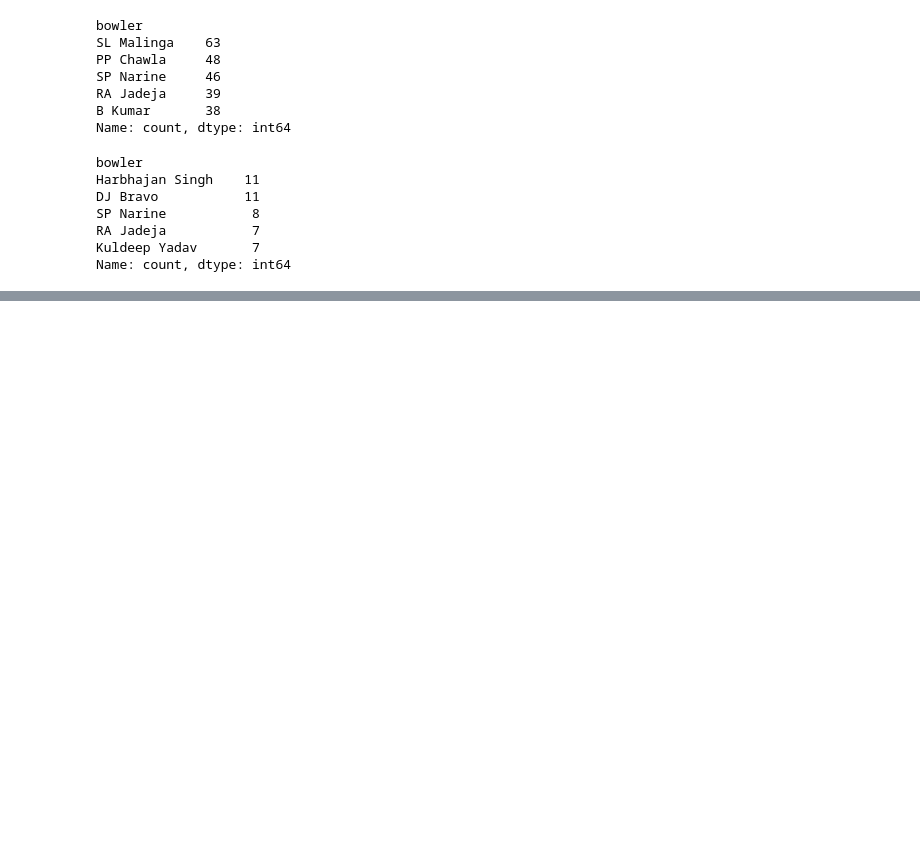
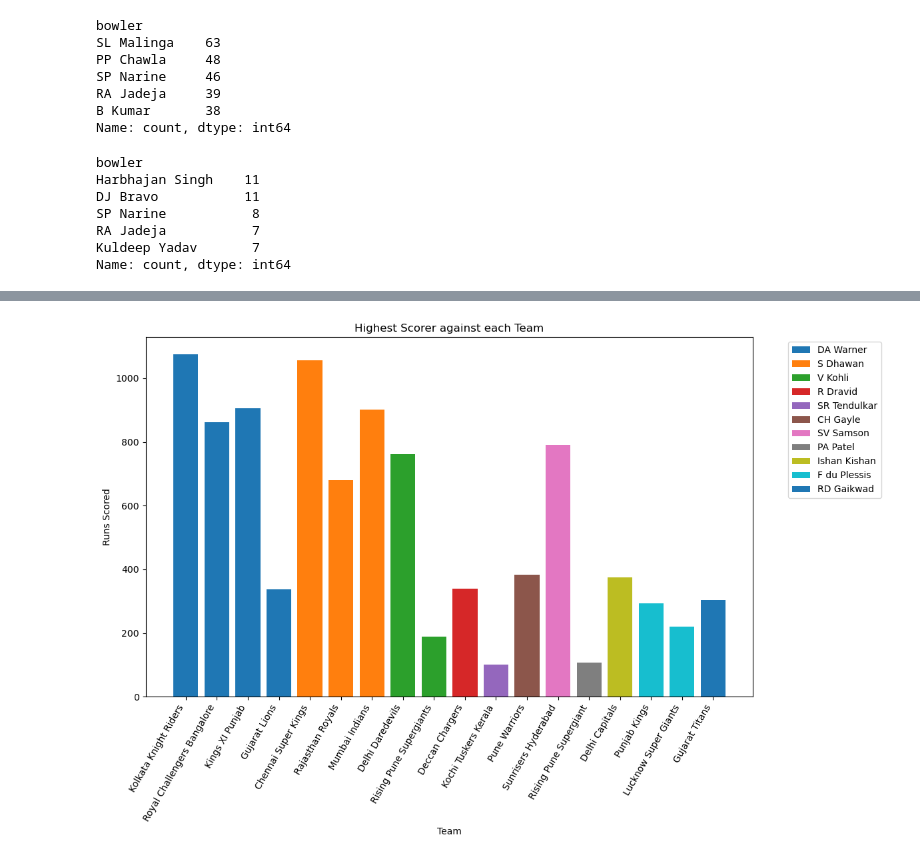
Before and after one commit to code-with-aneesh/IPL_Analysis, a Jupyter notebook: delivery_analysis.ipynb, the cells around one changed output, grey strips where cells are left out. Cells and saved outputs as stored; diff of their text form; code cells hidden in the pictures; blank space fills up the shorter version.

Commit message:
Added Highest Run Scorer against each Team

```diff
--- a/delivery_analysis.ipynb
+++ b/delivery_analysis.ipynb
@@ -173,0 +234,91 @@ Name: count, dtype: int64
+# %%
+import matplotlib.pyplot as plt
+import pandas as pd
+
+# Provided data
+data = {
+    "Team": [
+        "Kolkata Knight Riders",
+        "Royal Challengers Bangalore",
+        "Chennai Super Kings",
+        "Kings XI Punjab",
+        "Rajasthan Royals",
+        "Delhi Daredevils",
+        "Mumbai Indians",
+        "Deccan Chargers",
+        "Kochi Tuskers Kerala",
+        "Pune Warriors",
+        "Sunrisers Hyderabad",
+        "Rising Pune Supergiants",
+        "Gujarat Lions",
+        "Rising Pune Supergiant",
+        "Delhi Capitals",
+        "Punjab Kings",
+        "Lucknow Super Giants",
+        "Gujarat Titans",
+    ],
+    "Batsman": [
+        "DA Warner",
+        "DA Warner",
+        "S Dhawan",
+        "DA Warner",
+        "S Dhawan",
+        "V Kohli",
+        "S Dhawan",
+        "R Dravid",
+        "SR Tendulkar",
+        "CH Gayle",
+        "SV Samson",
+        "V Kohli",
+        "DA Warner",
+        "PA Patel",
+        "Ishan Kishan",
+        "F du Plessis",
+        "F du Plessis",
+        "RD Gaikwad",
+    ],
+    "Runs_Scored": [
+        1075.0,
+        861.0,
+        1057.0,
+        906.0,
+        679.0,
+        761.0,
+        901.0,
+        339.0,
+        100.0,
+        383.0,
+        791.0,
+        188.0,
+        336.0,
+        108.0,
+        374.0,
+        294.0,
+        219.0,
+        304.0,
+    ],
+}
+
+# Create a DataFrame
+df = pd.DataFrame(data)
+
+# Set the figure size
+plt.figure(figsize=(12, 8))
+
+# Plotting the runs scored by each batsman against each team
+for batsman in df["Batsman"].unique():
+    runs_data = df[df["Batsman"] == batsman]
+    plt.bar(runs_data["Team"], runs_data["Runs_Scored"], label=batsman)
+
+# Adding labels and title
+plt.xlabel("Team")
+plt.ylabel("Runs Scored")
+plt.title("Highest Scorer against each Team")
+plt.xticks(rotation=60,ha = 'right')
+plt.legend(bbox_to_anchor=(1.05, 1), loc="upper left")
+
+# Show the plot
+plt.tight_layout()
+plt.show()
+# %% [output]
+[figure, added]
```
Also changed, not shown: parts of 3 cells of this notebook, 4 other files.
